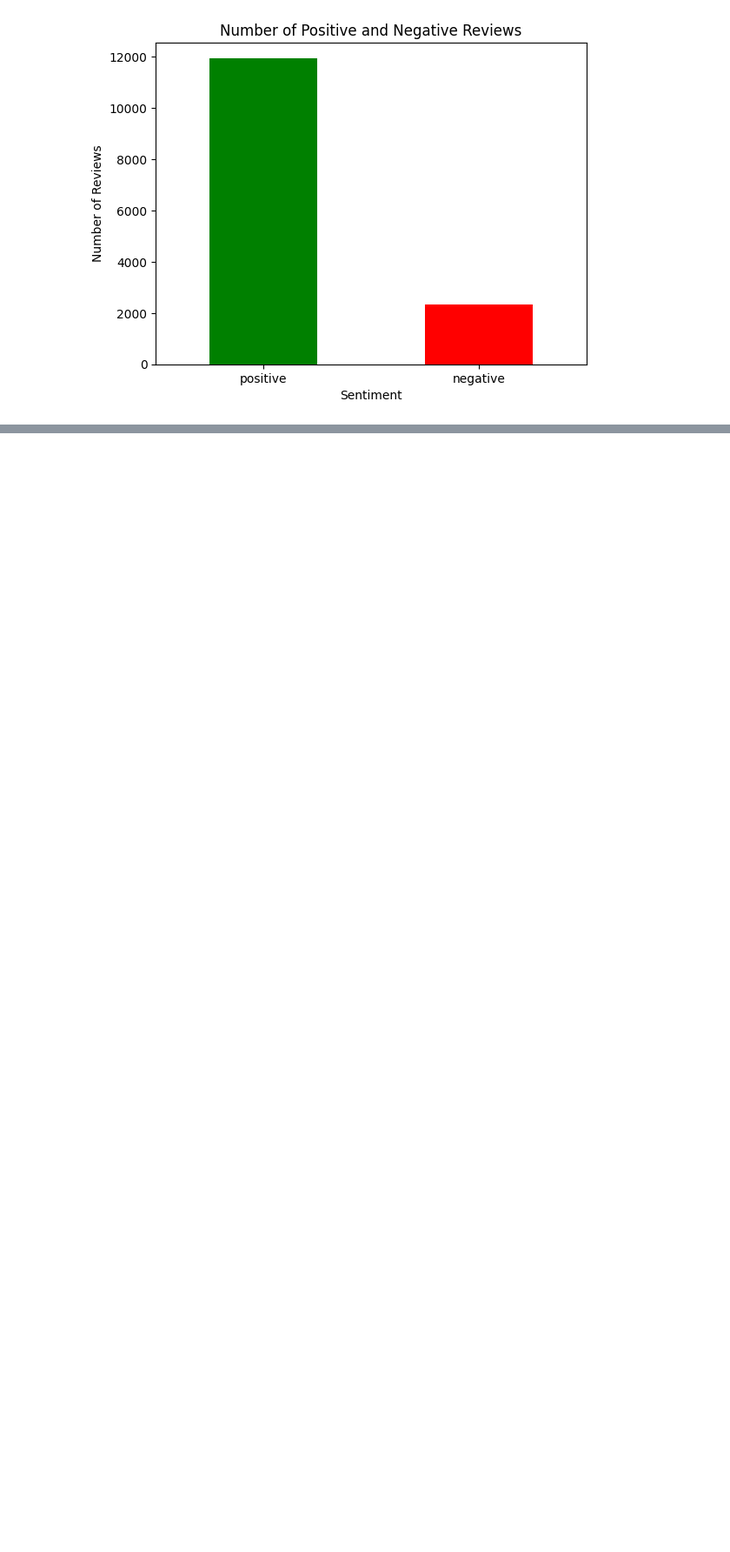
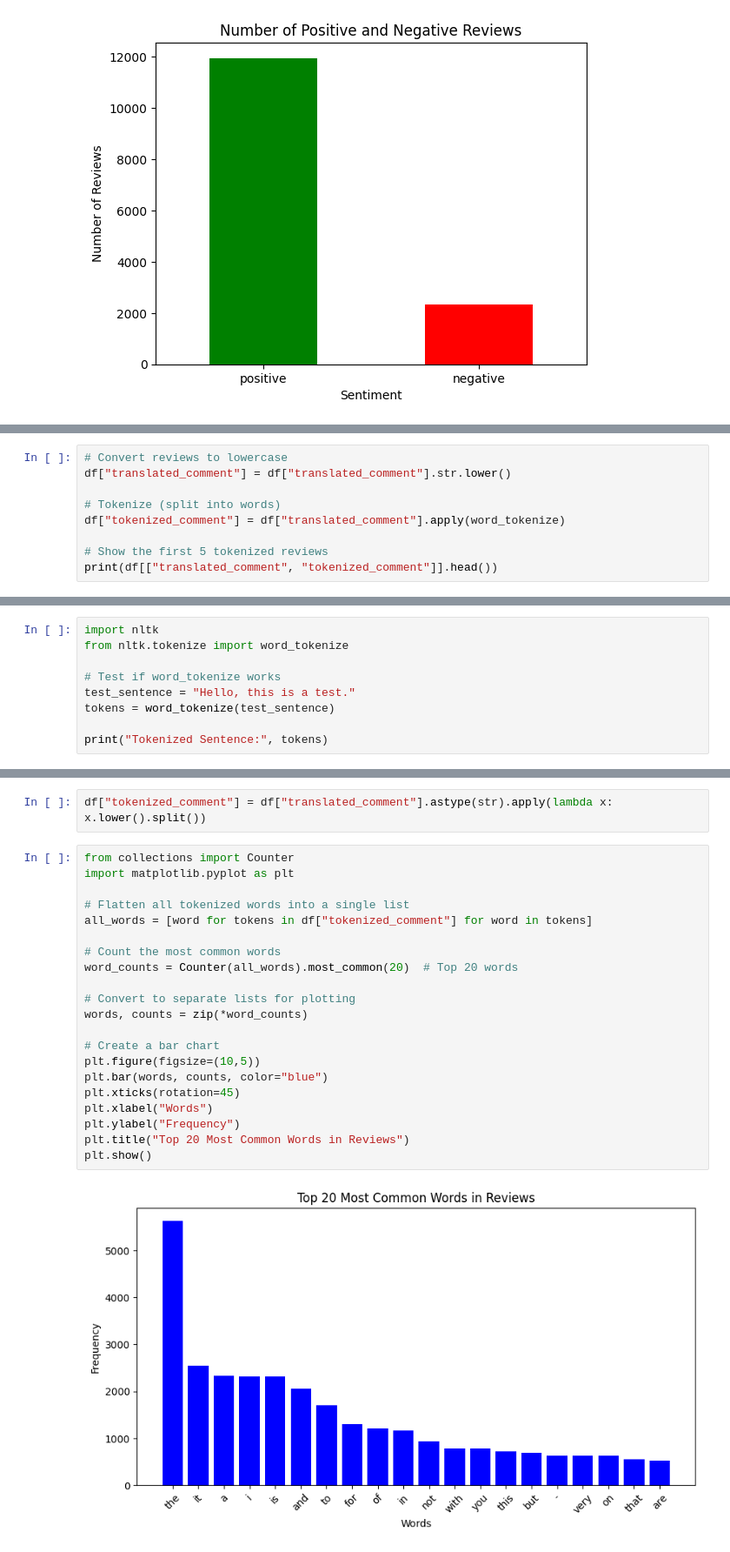
Before and after one commit to noraishmael/Final-Project, a Jupyter notebook: Final Project.ipynb, the cells around one changed output, grey strips where cells are left out. Shown at 87% size. Drawn from its saved outputs; the diff is of its cells as text; blank space fills up the shorter version.

```diff
--- a/Final Project.ipynb
+++ b/Final Project.ipynb
@@ -173,0 +374,9 @@ plt.show()
+# %%
+# Convert reviews to lowercase
+df["translated_comment"] = df["translated_comment"].str.lower()
+
+# Tokenize (split into words)
+df["tokenized_comment"] = df["translated_comment"].apply(word_tokenize)
+
+# Show the first 5 tokenized reviews
+print(df[["translated_comment", "tokenized_comment"]].head())
@@ -173,0 +392,9 @@ plt.show()
+# %%
+import nltk
+from nltk.tokenize import word_tokenize
+
+# Test if word_tokenize works
+test_sentence = "Hello, this is a test."
+tokens = word_tokenize(test_sentence)
+
+print("Tokenized Sentence:", tokens)
@@ -173,0 +408,25 @@ plt.show()
+# %%
+df["tokenized_comment"] = df["translated_comment"].astype(str).apply(lambda x: x.lower().split())
+# %%
+from collections import Counter
+import matplotlib.pyplot as plt
+
+# Flatten all tokenized words into a single list
+all_words = [word for tokens in df["tokenized_comment"] for word in tokens]
+
+# Count the most common words
+word_counts = Counter(all_words).most_common(20)  # Top 20 words
+
+# Convert to separate lists for plotting
+words, counts = zip(*word_counts)
+
+# Create a bar chart
+plt.figure(figsize=(10,5))
+plt.bar(words, counts, color="blue")
+plt.xticks(rotation=45)
+plt.xlabel("Words")
+plt.ylabel("Frequency")
+plt.title("Top 20 Most Common Words in Reviews")
+plt.show()
+# %% [output]
+[figure, added]
```
Also changed, not shown: parts of 18 cells of this notebook, 3 other files.
